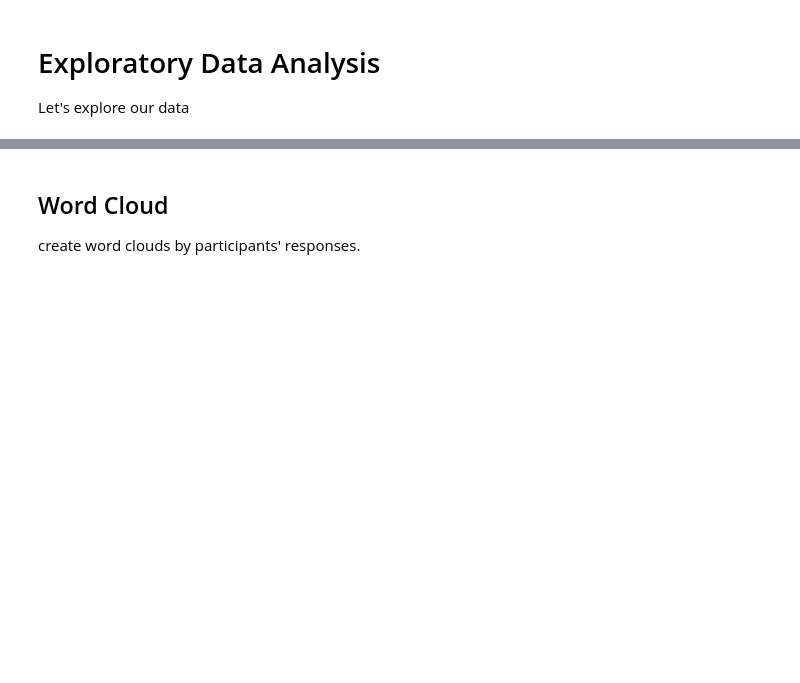
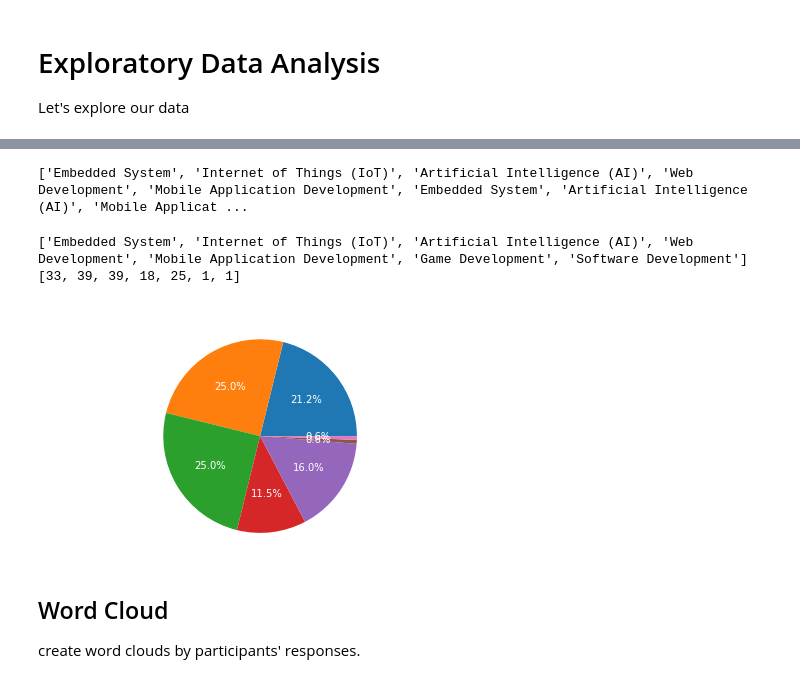
Before and after one commit to Tantatorn-dev/boku-no-notebooks, a Jupyter notebook: ESL_zero_to_hero_insight.ipynb, the cells around one changed output, grey strips where cells are left out. Saved outputs shown, nothing was run; the diff lists cells and outputs as text; code cells hidden in the pictures; blank space fills up the shorter version.

```diff
--- a/ESL_zero_to_hero_insight.ipynb
+++ b/ESL_zero_to_hero_insight.ipynb
@@ -86,3 +84,30 @@ plt.show()
+# %%
+interesting_topic = []
+
+for responses in df['ตอนนี้น้องๆกำลังสนใจเทคโนโลยีใดเป็นพิเศษ']:
+  for i in responses.split(", "):
+    interesting_topic.append(i)
+
+print(interesting_topic)
+# %% [output]
+['Embedded System', 'Internet of Things (IoT)', 'Artificial Intelligence (AI)', 'Web Development', 'Mobile Application Development', 'Embedded System', 'Artificial Intelligence (AI)', 'Mobile Applicat ...
+# %%
+from collections import Counter
+
+topic = list(Counter(interesting_topic).keys())
+topic_count = list(Counter(interesting_topic).values())
+print(topic)
+print(topic_count)
+# %% [output]
+['Embedded System', 'Internet of Things (IoT)', 'Artificial Intelligence (AI)', 'Web Development', 'Mobile Application Development', 'Game Development', 'Software Development']
+[33, 39, 39, 18, 25, 1, 1]
+# %%
+plt.pie(topic_count, labels=topic, autopct='%1.1f%%')
+plt.title('Interesing topic')
+plt.axis('equal')
+plt.show()
+# %% [output]
+[figure, added]
 # %% [markdown]
 ## Word Cloud
 create word clouds by participants' responses.
```
Also changed, not shown: parts of 11 cells of this notebook.
